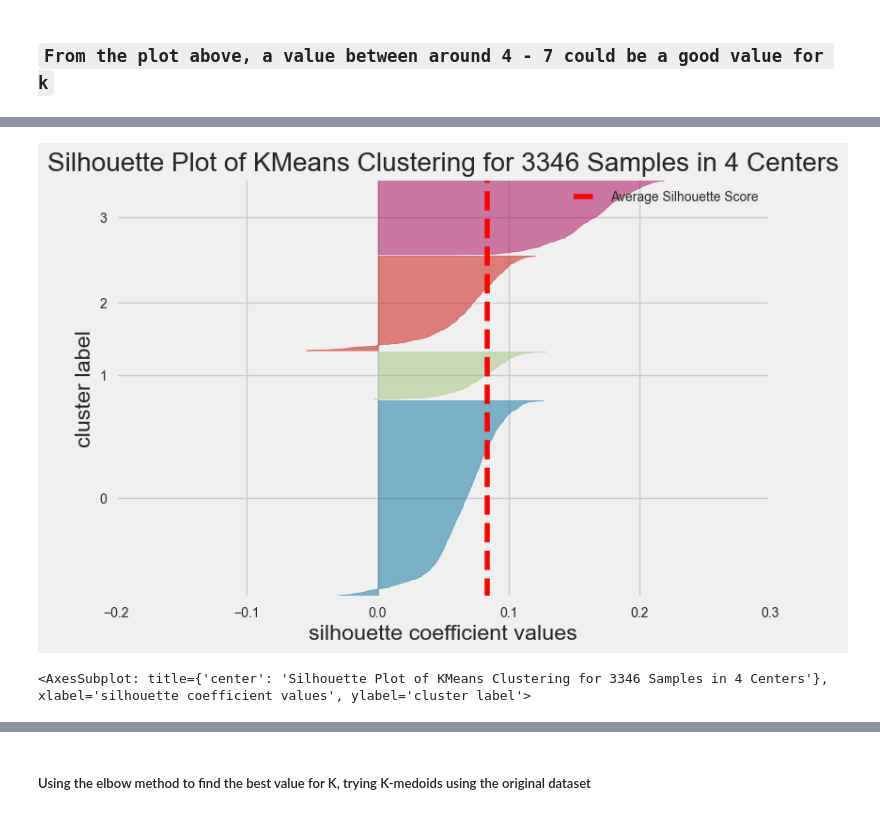
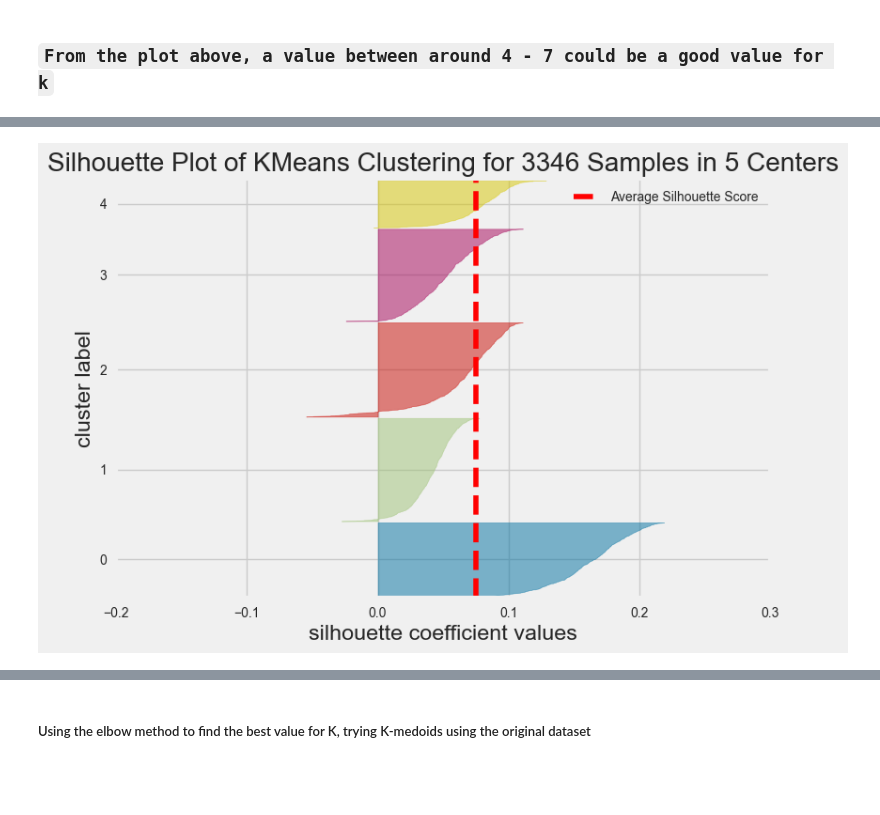
Before and after one commit to mawada-sweis/Clustering-Analysis, a Jupyter notebook: models/Center Based Clusters.ipynb, the cells around one changed output, grey strips where cells are left out. Cells and saved outputs as stored; diff of their text form; code cells hidden in the pictures; blank space fills up the shorter version.

```diff
--- a/models/Center Based Clusters.ipynb
+++ b/models/Center Based Clusters.ipynb
@@ -54,9 +75,3 @@ two_components_df = pd.DataFrame(
     pca_data,
     columns=["component_1", "component_2"],
     )
-# %%
-# Keep 75% of the variance in the original data after applying Pca
-data_75_var = PCA(n_components=0.90)
-data_75_var.fit(data)
-print(f"Number of components that has 75% variance in the original data after applying PCA is\n {data_75_var.n_components_}")
-data_75_var = data_75_var.fit_transform(data)
@@ -66,9 +78,12 @@ Number of components that has 75% variance in the original data after applying P
 # %% [markdown]
 ##### Using the elbow method to find the best value for K, trying K-means++ using the original dataset
 # %%
-# Instantiate the clustering model and visualizer
-K_means_model_ = KMeans()
-K_means_visualizer_original_data = KElbowVisualizer(K_means_model_, k=(1,30), timings=False)
-K_means_visualizer_original_data.fit(data)# Fit the data to the visualizer
-K_means_visualizer_original_data.show()# Finalize and render the figure
+# # Instantiate the clustering model and visualizer
+# K_means_model_ = KMeans(n_init = 2000)
+# K_means_visualizer_original_data = KElbowVisualizer(K_means_model_, k=(1,30), timings=False)
+# K_means_visualizer_original_data.fit(data)# Fit the data to the visualizer
+# K_means_visualizer_original_data.show()# Finalize and render the figure
+K_means_model = KMeans(n_init = 300)
+potential_k_list = list(range(1, 30))
+plot_elbow(data, K_means_model, potential_k_list)
 # %% [output]
@@ -97,9 +120,11 @@ predicted_centers = k_means_model_4_centroids.cluster_centers_
 # %%
-visualizer = SilhouetteVisualizer(k_means_model_4_centroids, colors='yellowbrick')
-# visualizer.
-visualizer.fit(data)# Fit the data to the visualizer
-visualizer.show()# Finalize and render the figure
+# #Initinate a KMeans model with 4 as a number of clusters
+# k_means_model_5_centroids = KMeans(n_clusters = 5, random_state = 42)
+# visualizer = SilhouetteVisualizer(k_means_model_5_centroids, colors='yellowbrick')
+# # visualizer.
+# visualizer.fit(data) # Fit the data to the visualizer
+# visualizer.show() # Finalize and render the figure
+cbc.plot_silhoutte_k_mean(5, KMeans, data)
 # %% [output]
-[figure, old version]
+[figure, new version]
-<AxesSubplot: title={'center': 'Silhouette Plot of KMeans Clustering for 3346 Samples in 4 Centers'}, xlabel='silhouette coefficient values', ylabel='cluster label'>
 # %%
```
Also changed, not shown: parts of 32 cells of this notebook, 2 other files.
